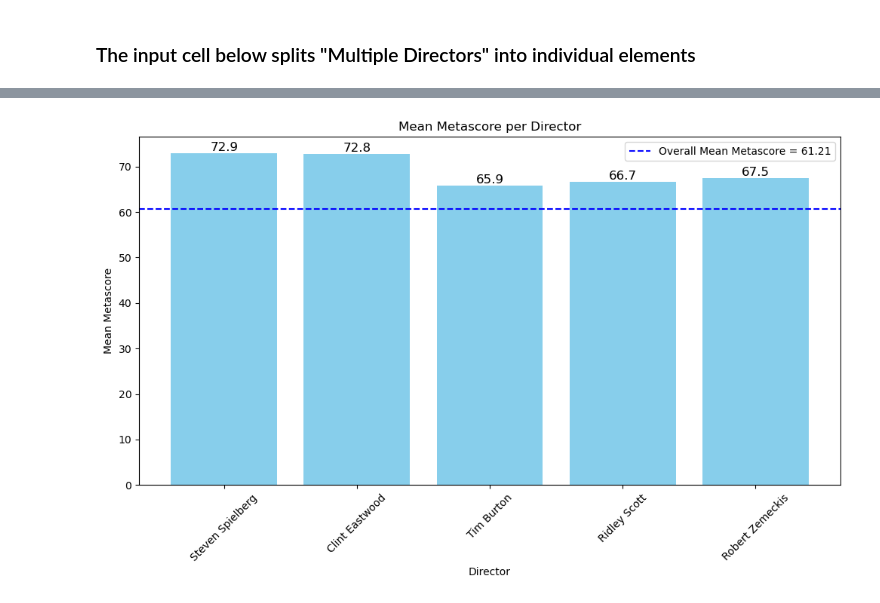
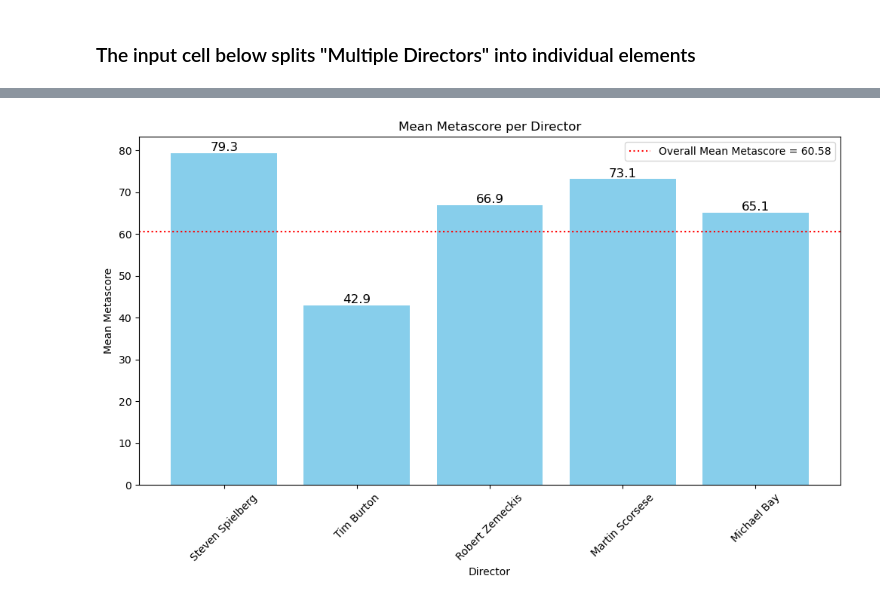
Before and after one commit to jvwastaken/Blockbuster-Breakdown, a Jupyter notebook: JV_Analysis/director_datatset.ipynb, the cells around one changed output, grey strips where cells are left out. Drawn from its saved outputs; the diff is of its cells as text; code cells hidden in the pictures.

Commit message:
Edited my data  analysis now using final_1688

```diff
--- a/JV_Analysis/director_datatset.ipynb
+++ b/JV_Analysis/director_datatset.ipynb
@@ -21,4 +24,9 @@ movie_df.head()
 # %%
+movie_df.rename(columns={'Director_O': 'Director',
+                   'Actors_O': 'Actors',
+                   'Metascore_O': 'Metascore',
+                   "Rotten_Tomato_O": "Rotten_Tomatoes"}, inplace=True)
+
 #Filtering (Cleaning) movie_df
 
 df_unique = movie_df.drop_duplicates(subset='title', keep='first')
@@ -27,6 +35,6 @@ filter_criteria = (
     (df_unique['revenue'].notna()) &
     (df_unique['Metascore'] != 'Rating not found') &
     (df_unique['revenue'] != 'Box Office not found')
-    # (df_unique['Total_Gross'] != 'Gross Unknown')
 )
-clean_movie_df = df_unique[filter_criteria]
+clean_director_df = df_unique[filter_criteria]
+clean_director_df.info()
@@ -34,10 +60,10 @@ clean_movie_df = df_unique[filter_criteria]
 ### The input cell below groups the data by "Single Director" and "Multiple Directors"
 # %%
 # Create a new column "Director_Type" based on the number of directors
-clean_movie_df['Director_Type'] = clean_movie_df['Director'].apply(lambda x: 'Multiple Directors' if ',' in x else 'Single Director')
+clean_director_df['Director_Type'] = clean_director_df['Director'].apply(lambda x: 'Multiple Directors' if ',' in x else 'Single Director')
 
 # Group the DataFrame by the "Director_Type" column
-grouped_director_type = clean_movie_df.groupby('Director_Type')
+grouped_director_type = clean_director_df.groupby('Director_Type')
 
 grouped_director_type
 # %% [output]
@@ -179,9 +208,9 @@ top_directors_df_clean['Director'].tolist()
 # %%
 # List of the top 5 directors
-top_directors = ['Steven Spielberg', 'Clint Eastwood', 'Tim Burton', 'Ridley Scott', 'Robert Zemeckis']
+top_directors = ['Steven Spielberg', 'Tim Burton', 'Robert Zemeckis', 'Martin Scorsese', 'Michael Bay']
 
 # Create a new DataFrame with rows that match the top directors
-top_directors_df = clean_movie_df[clean_movie_df['Director'].str.contains('|'.join(top_directors))].sort_values(by='Director')
+top_directors_df = clean_director_df[clean_director_df['Director'].str.contains('|'.join(top_directors))].sort_values(by='Director')
 
 # Display the new DataFrame
 top_directors_df_clean = top_directors_df.assign(Director=top_directors_df['Director'].str.split(', ')).explode('Director')
@@ -198,8 +227,8 @@ plt.boxplot([top_directors_filtered[top_directors_filtered['Director'] == direct
             labels=top_directors)
 plt.xticks(rotation=45)
 plt.xlabel('Top Directors')
-plt.ylabel('Average Revenue')
-plt.title('Vertical Box Plot of Average Revenue for Top Directors')
+plt.ylabel('Average Movie Revenue')
+plt.title('Average Movie Revenue for Top 5 Directors')
 plt.show()
 
 for director in top_directors:
@@ -245,0 +250,6 @@ Name: Metascore, dtype: float64
+# %%
+# Getting the mean metascore by director using groupby
+top_directors_df = clean_director_df[clean_director_df['Director'].isin(top_directors)]
+
+mean_metascore_by_director = top_directors_df.groupby('Director')['Metascore'].mean()
+mean_metascore_by_director
@@ -246,24 +264,23 @@ Name: Metascore, dtype: float64
 # %%
 # Data for mean Metascore per director to be used for Bar Graph
-top_directors = ['Steven Spielberg', 'Clint Eastwood', 'Tim Burton', 'Ridley Scott', 'Robert Zemeckis']
-mean_metascores = [72.91, 72.75, 65.86, 66.69, 67.5]
+mean_director_metascores = mean_metascore_by_director.values.tolist()
 
 plt.figure(figsize=(12, 6))
-bars = plt.bar(top_directors, mean_metascores, color='skyblue')
+bars = plt.bar(top_directors, mean_director_metascores, color='skyblue')
 plt.xlabel('Director')
 plt.ylabel('Mean Metascore')
 plt.title('Mean Metascore per Director')
 plt.xticks(rotation=45)
 
-# Showing a horizontal line of the mean metascore of all movies in the clean_movie_df
-plt.axhline(y=60.6, color='b', linestyle='--', label='Overall Mean Metascore = 61.21')
+# Showing a horizontal line of the mean metascore of all movies in the clean_director_df
+plt.axhline(y=60.58, color='r', linestyle=':', label='Overall Mean Metascore = 60.58')
 plt.legend()
 
-# Labelling each Bar with its corresponding value
+# Labelling each Bar with its corresponding Metascore value
 for bar in bars:
     yval = bar.get_height()
     plt.text(bar.get_x() + bar.get_width()/2, yval, round(yval, 1), va='bottom', ha='center', fontsize=12)
 
 plt.show();
 # %% [output]
-[figure, old version]
+[figure, new version]
```
Also changed, not shown: parts of 16 cells of this notebook.
